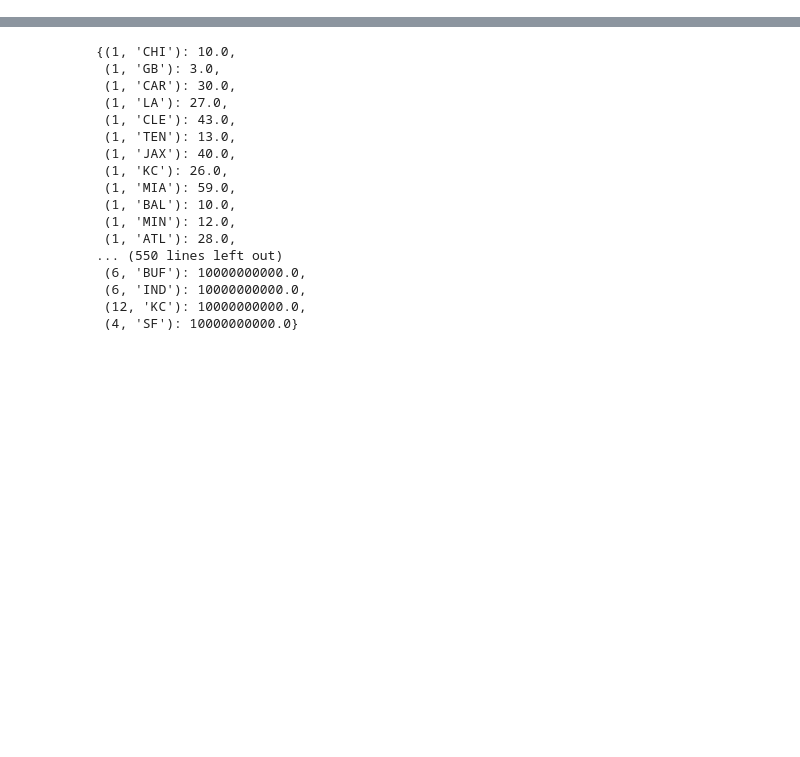
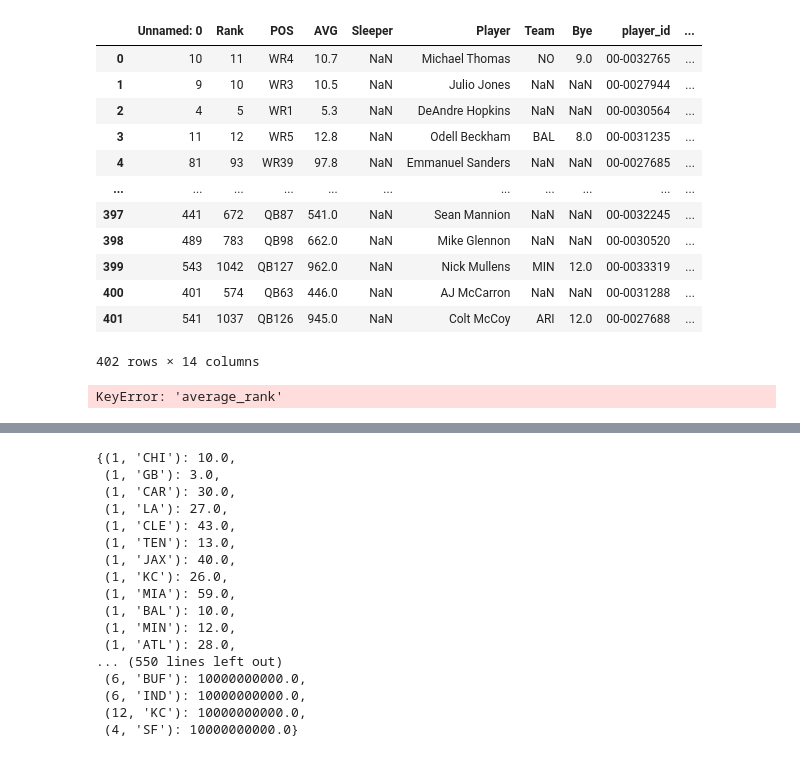
Before and after one commit to MariusRemmlinger/data-driven-fantasy-manager, a Jupyter notebook: model.ipynb, the cells around one changed output, grey strips where cells are left out. Saved outputs shown, nothing was run; the diff lists cells and outputs as text; code cells hidden in the pictures; blank space fills up the shorter version.

```diff
--- a/model.ipynb
+++ b/model.ipynb
@@ -271,0 +12,3 @@ players['rank'] = players['final_score'].rank(ascending=False, method='min')
+# %%
+player_data = pd.read_csv('/Users/mariu/VS Code Repositories/data-driven-fantasy-manager/player_data.csv')
+players_rank = pd.read_csv('/Users/mariu/VS Code Repositories/data-driven-fantasy-manager/rank.csv')
@@ -271,0 +81,16 @@ players['rank'] = players['final_score'].rank(ascending=False, method='min')
+# %%
+players_rank
+# %% [output]
+|  | Unnamed: 0 | Rank | POS | AVG | Sleeper | Player | Team | Bye | player_id | ... |
+| 0 | 10 | 11 | WR4 | 10.7 | NaN | Michael Thomas | NO | 9.0 | 00-0032765 | ... |
+| 1 | 9 | 10 | WR3 | 10.5 | NaN | Julio Jones | NaN | NaN | 00-0027944 | ... |
+| 2 | 4 | 5 | WR1 | 5.3 | NaN | DeAndre Hopkins | NaN | NaN | 00-0030564 | ... |
+| 3 | 11 | 12 | WR5 | 12.8 | NaN | Odell Beckham | BAL | 8.0 | 00-0031235 | ... |
+| 4 | 81 | 93 | WR39 | 97.8 | NaN | Emmanuel Sanders | NaN | NaN | 00-0027685 | ... |
+| ... | ... | ... | ... | ... | ... | ... | ... | ... | ... | ... |
+| 397 | 441 | 672 | QB87 | 541.0 | NaN | Sean Mannion | NaN | NaN | 00-0032245 | ... |
+| 398 | 489 | 783 | QB98 | 662.0 | NaN | Mike Glennon | NaN | NaN | 00-0030520 | ... |
+| 399 | 543 | 1042 | QB127 | 962.0 | NaN | Nick Mullens | MIN | 12.0 | 00-0033319 | ... |
+| 400 | 401 | 574 | QB63 | 446.0 | NaN | AJ McCarron | NaN | NaN | 00-0031288 | ... |
+| 401 | 541 | 1037 | QB126 | 945.0 | NaN | Colt McCoy | ARI | 12.0 | 00-0027688 | ... |
+402 rows × 14 columns
@@ -271,0 +115,5 @@ players['rank'] = players['final_score'].rank(ascending=False, method='min')
+# %%
+players_rank = players_rank.sort_values(by='average_rank')
+players_rank = players_rank[['player_id', 'Player', 'POS', 'average_rank']]
+# %% [output]
+KeyError: 'average_rank'
```
Also changed, not shown: parts of 71 cells of this notebook, 10 other files.
